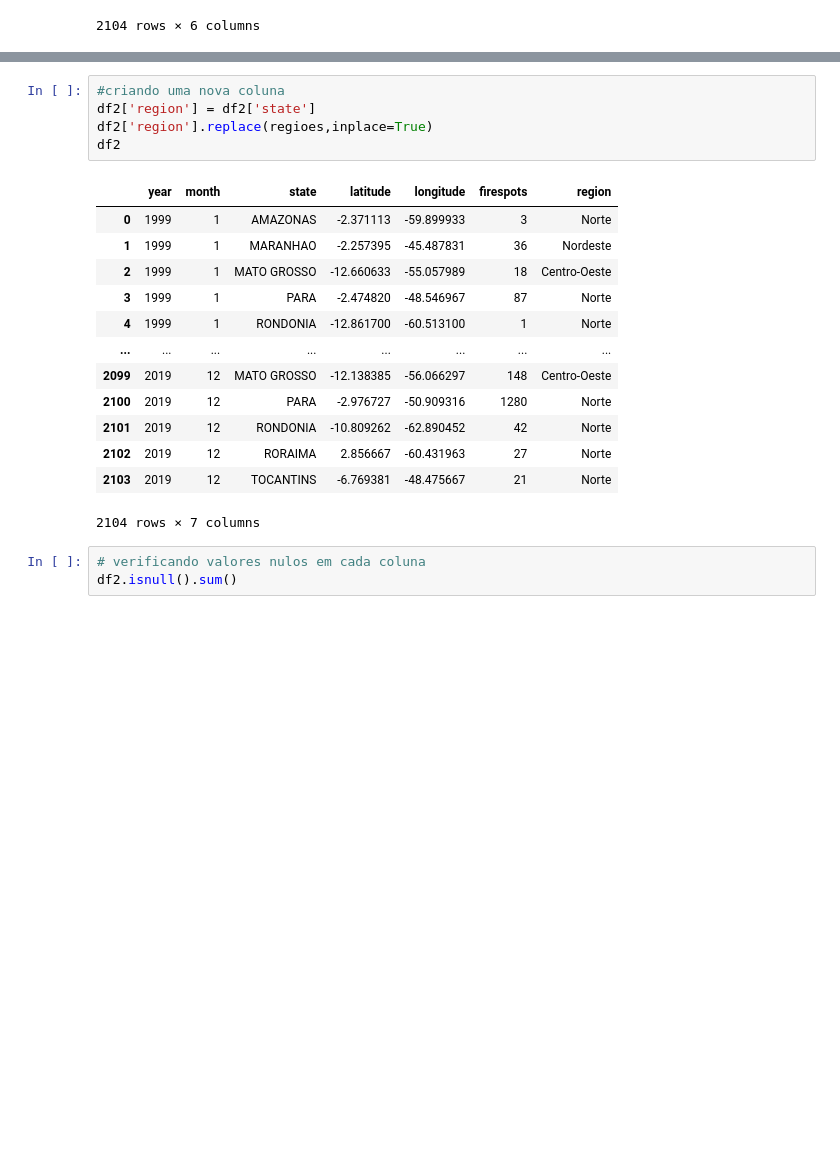
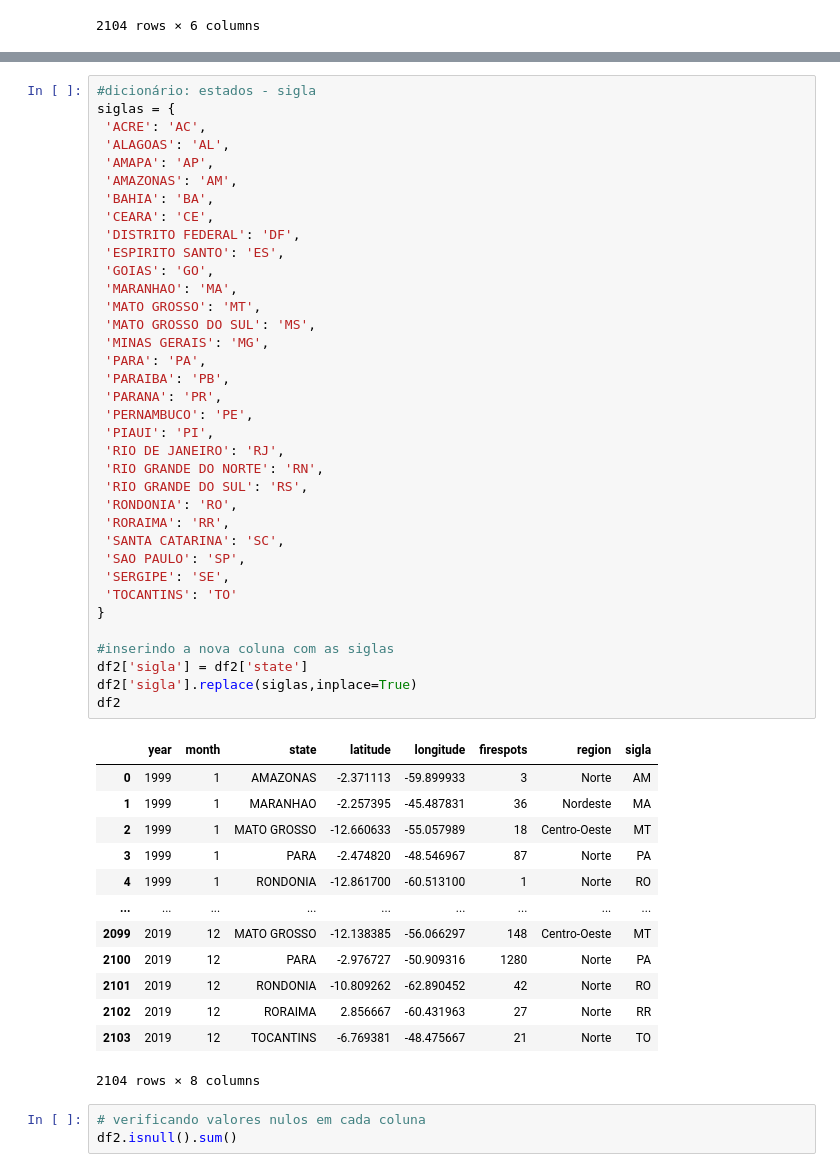
Before and after one commit to MatheusRobles/Projeto_Pandas, a Jupyter notebook: Analise_Exploratoria_Amazonia.ipynb, the cells around one changed output, grey strips where cells are left out. Drawn from its saved outputs; the diff is of its cells as text; blank space fills up the shorter version.

Commit message:
add new columns to df2

```diff
--- a/Analise_Exploratoria_Amazonia.ipynb
+++ b/Analise_Exploratoria_Amazonia.ipynb
@@ -286,22 +285,53 @@ regioes = {'ACRE': 'Norte',
-# %%
-#criando uma nova coluna
-df2['region'] = df2['state']
-df2['region'].replace(regioes,inplace=True)
-df2
-# %% [output]
-|  | year | month | state | latitude | longitude | firespots | region |
-| 0 | 1999 | 1 | AMAZONAS | -2.371113 | -59.899933 | 3 | Norte |
-| 1 | 1999 | 1 | MARANHAO | -2.257395 | -45.487831 | 36 | Nordeste |
-| 2 | 1999 | 1 | MATO GROSSO | -12.660633 | -55.057989 | 18 | Centro-Oeste |
-| 3 | 1999 | 1 | PARA | -2.474820 | -48.546967 | 87 | Norte |
-| 4 | 1999 | 1 | RONDONIA | -12.861700 | -60.513100 | 1 | Norte |
-| ... | ... | ... | ... | ... | ... | ... | ... |
-| 2099 | 2019 | 12 | MATO GROSSO | -12.138385 | -56.066297 | 148 | Centro-Oeste |
-| 2100 | 2019 | 12 | PARA | -2.976727 | -50.909316 | 1280 | Norte |
-| 2101 | 2019 | 12 | RONDONIA | -10.809262 | -62.890452 | 42 | Norte |
-| 2102 | 2019 | 12 | RORAIMA | 2.856667 | -60.431963 | 27 | Norte |
-| 2103 | 2019 | 12 | TOCANTINS | -6.769381 | -48.475667 | 21 | Norte |
-2104 rows × 7 columns
+# %%
+#dicionário: estados - sigla
+siglas = {
+ 'ACRE': 'AC',
+ 'ALAGOAS': 'AL',
+ 'AMAPA': 'AP',
+ 'AMAZONAS': 'AM',
+ 'BAHIA': 'BA',
+ 'CEARA': 'CE',
+ 'DISTRITO FEDERAL': 'DF',
+ 'ESPIRITO SANTO': 'ES',
+ 'GOIAS': 'GO',
+ 'MARANHAO': 'MA',
+ 'MATO GROSSO': 'MT',
+ 'MATO GROSSO DO SUL': 'MS',
+ 'MINAS GERAIS': 'MG',
+ 'PARA': 'PA',
+ 'PARAIBA': 'PB',
+ 'PARANA': 'PR',
+ 'PERNAMBUCO': 'PE',
+ 'PIAUI': 'PI',
+ 'RIO DE JANEIRO': 'RJ',
+ 'RIO GRANDE DO NORTE': 'RN',
+ 'RIO GRANDE DO SUL': 'RS',
+ 'RONDONIA': 'RO',
+ 'RORAIMA': 'RR',
+ 'SANTA CATARINA': 'SC',
+ 'SAO PAULO': 'SP',
+ 'SERGIPE': 'SE',
+ 'TOCANTINS': 'TO'
+}
+
+#inserindo a nova coluna com as siglas
+df2['sigla'] = df2['state']
+df2['sigla'].replace(siglas,inplace=True)
+df2
+# %% [output]
+|  | year | month | state | latitude | longitude | firespots | region | sigla |
+| 0 | 1999 | 1 | AMAZONAS | -2.371113 | -59.899933 | 3 | Norte | AM |
+| 1 | 1999 | 1 | MARANHAO | -2.257395 | -45.487831 | 36 | Nordeste | MA |
+| 2 | 1999 | 1 | MATO GROSSO | -12.660633 | -55.057989 | 18 | Centro-Oeste | MT |
+| 3 | 1999 | 1 | PARA | -2.474820 | -48.546967 | 87 | Norte | PA |
+| 4 | 1999 | 1 | RONDONIA | -12.861700 | -60.513100 | 1 | Norte | RO |
+| ... | ... | ... | ... | ... | ... | ... | ... | ... |
+| 2099 | 2019 | 12 | MATO GROSSO | -12.138385 | -56.066297 | 148 | Centro-Oeste | MT |
+| 2100 | 2019 | 12 | PARA | -2.976727 | -50.909316 | 1280 | Norte | PA |
+| 2101 | 2019 | 12 | RONDONIA | -10.809262 | -62.890452 | 42 | Norte | RO |
+| 2102 | 2019 | 12 | RORAIMA | 2.856667 | -60.431963 | 27 | Norte | RR |
+| 2103 | 2019 | 12 | TOCANTINS | -6.769381 | -48.475667 | 21 | Norte | TO |
+2104 rows × 8 columns
 # %%
 # verificando valores nulos em cada coluna
 df2.isnull().sum()
```
Also changed, not shown: parts of 16 cells of this notebook.
